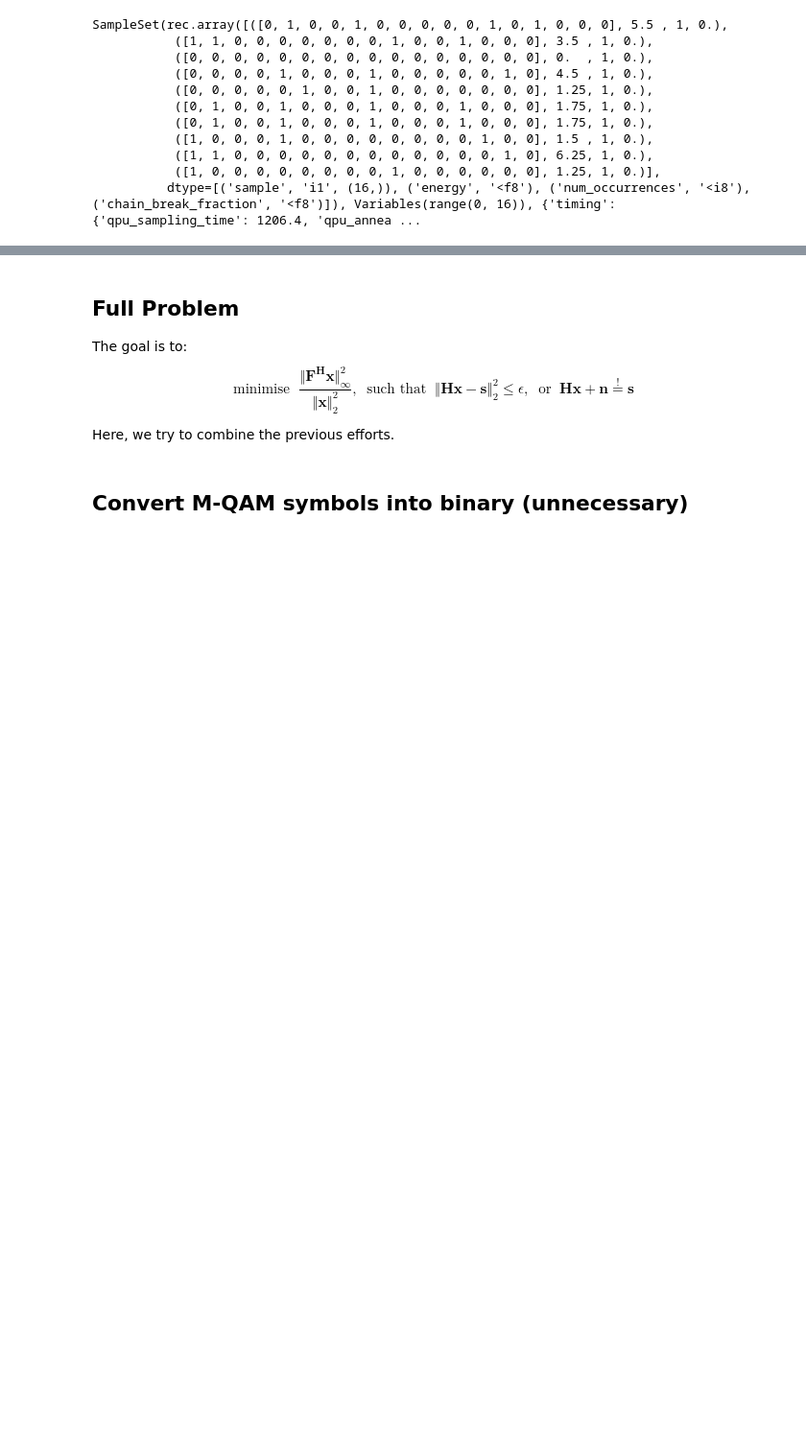
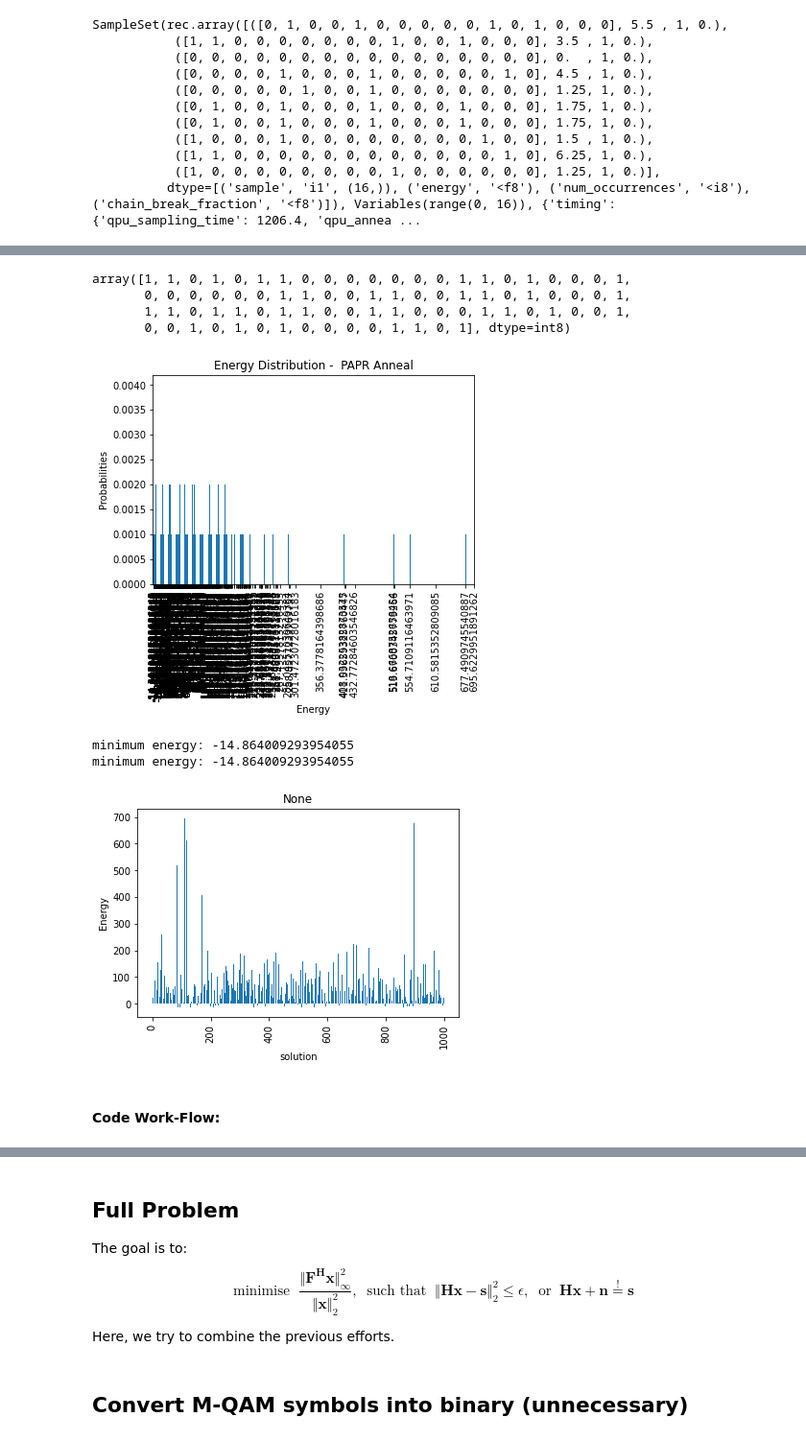
Before and after one commit to DBern97/Dwave-RAN-algs, a Jupyter notebook: ocean_trial_runs.ipynb, the cells around one changed output, grey strips where cells are left out. Shown at 96% size. Cells and saved outputs as stored; diff of their text form; code cells hidden in the pictures; blank space fills up the shorter version.

```diff
--- a/ocean_trial_runs.ipynb
+++ b/ocean_trial_runs.ipynb
@@ -1213,0 +1269,18 @@ np.fft.ifft(x)
+# %%
+print(result_papr.record['energy'])
+result_papr.record['sample'][0]
+# %% [output]
+array([1, 1, 0, 1, 0, 1, 1, 0, 0, 0, 0, 0, 0, 0, 1, 1, 0, 1, 0, 0, 0, 1,
+       0, 0, 0, 0, 0, 0, 1, 1, 0, 0, 1, 1, 0, 0, 1, 1, 0, 1, 0, 0, 0, 1,
+       1, 1, 0, 1, 1, 0, 1, 1, 0, 0, 1, 1, 0, 0, 0, 1, 1, 0, 1, 0, 0, 1,
+       0, 0, 1, 0, 1, 0, 1, 0, 0, 0, 0, 1, 1, 0, 1], dtype=int8)
+# %%
+plot_energies(result_EVM, 'Energy Distribution -  PAPR Anneal')
+plot_enumerate(result_EVM)
+# %% [output]
+[figure, added]
+minimum energy: -14.864009293954055
+minimum energy: -14.864009293954055
+[figure, added]
+# %% [markdown]
+#### Code Work-Flow:
```
Also changed, not shown: parts of 51 cells of this notebook.
